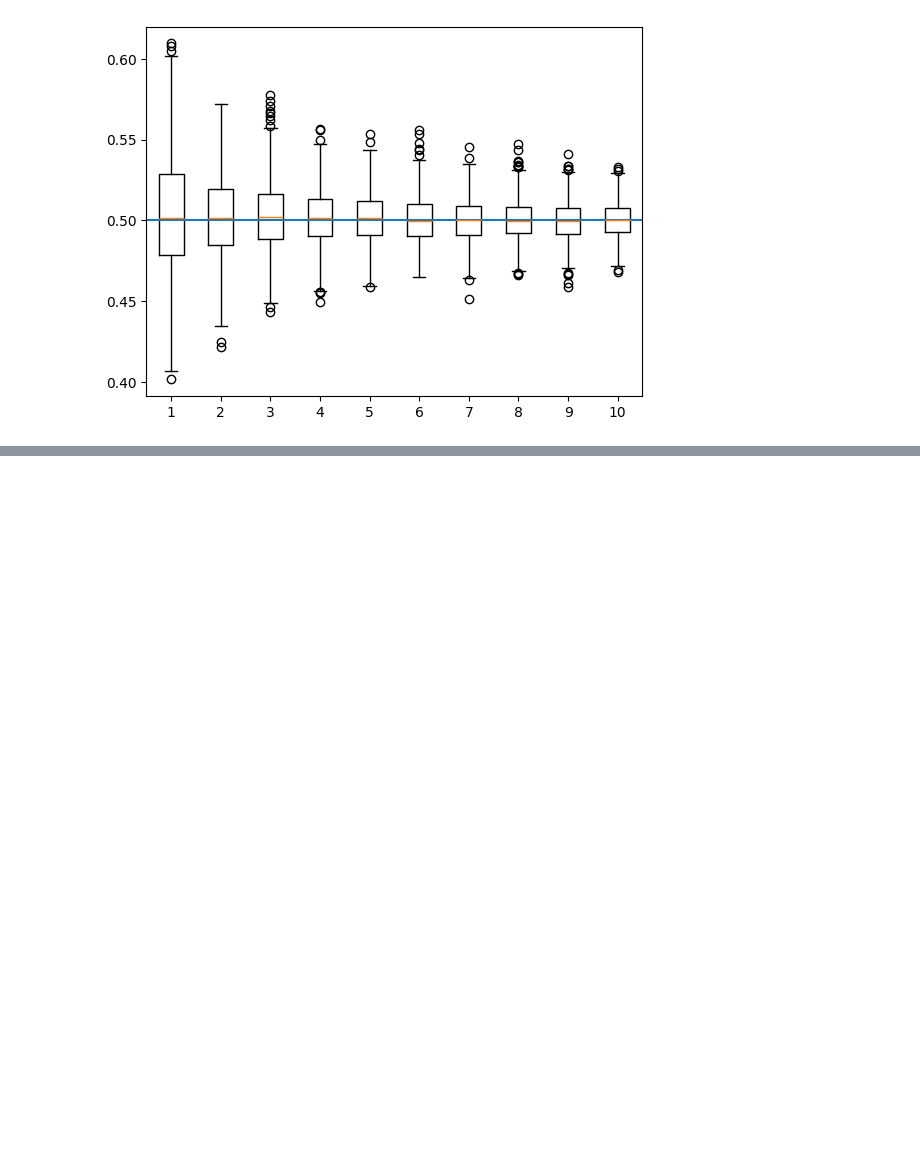
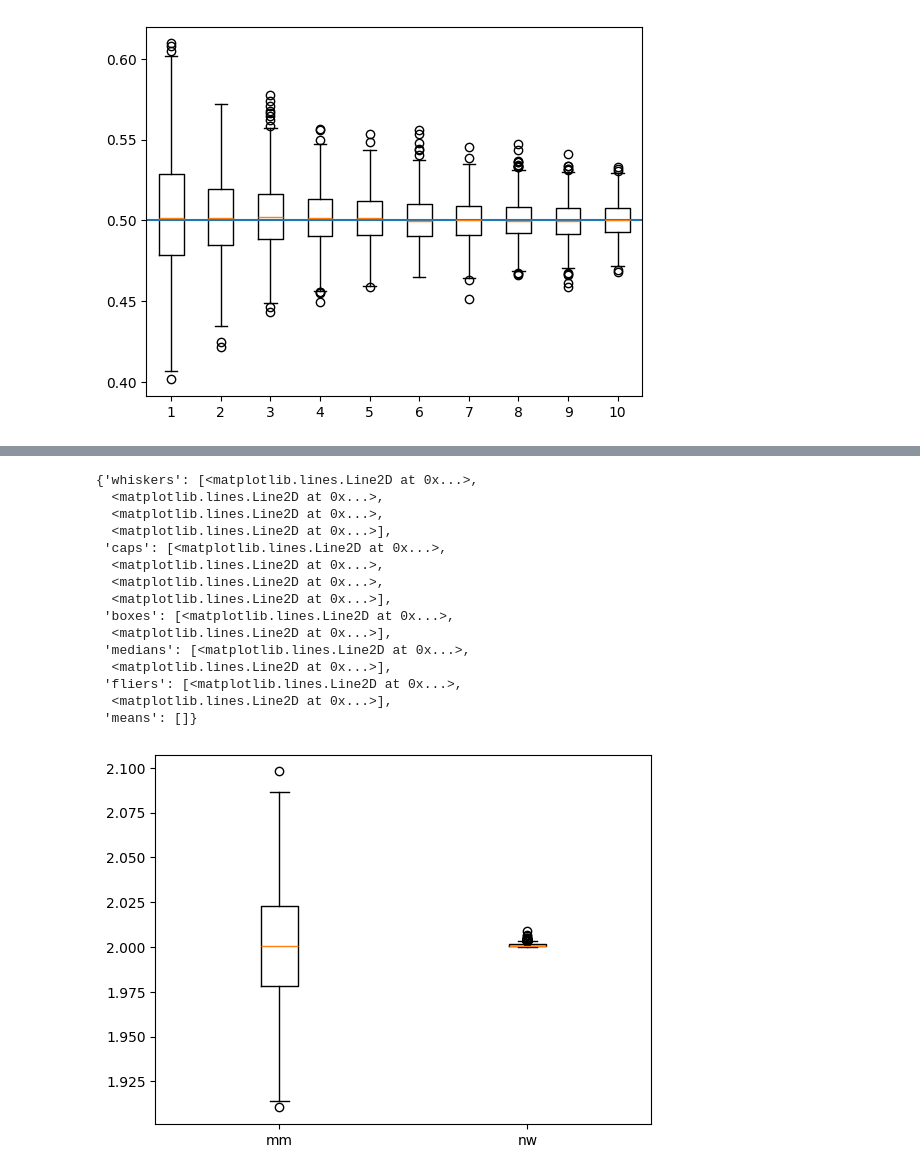
Before and after one commit to MariaNowacka/4-semestr, a Jupyter notebook: statystyka/lista5.ipynb, the cells around one changed output, grey strips where cells are left out. Saved outputs shown, nothing was run; the diff lists cells and outputs as text; code cells hidden in the pictures; blank space fills up the shorter version.

```diff
--- a/statystyka/lista5.ipynb
+++ b/statystyka/lista5.ipynb
@@ -45,0 +54,37 @@ plt.axhline(y = 0.5)
+# %%
+def theta_hat2(Y):
+    return np.mean(Y) - 1
+# %%
+def theta_hat(X):
+    return min(X)
+# %%
+theta = 2
+n = 1000
+hats1 = []
+hats2 = []
+for i in range(n):
+    X = np.random.exponential(1, n)
+    Y = X + theta
+    thetahat = theta_hat(Y)
+    t2 = theta_hat2(Y)
+    hats1.append(thetahat)
+    hats2.append(t2)
+# %%
+plt.boxplot([hats2, hats1], labels = ['mm', 'nw'])
+# %% [output]
+{'whiskers': [<matplotlib.lines.Line2D at 0x...>,
+  <matplotlib.lines.Line2D at 0x...>,
+  <matplotlib.lines.Line2D at 0x...>,
+  <matplotlib.lines.Line2D at 0x...>],
+ 'caps': [<matplotlib.lines.Line2D at 0x...>,
+  <matplotlib.lines.Line2D at 0x...>,
+  <matplotlib.lines.Line2D at 0x...>,
+  <matplotlib.lines.Line2D at 0x...>],
+ 'boxes': [<matplotlib.lines.Line2D at 0x...>,
+  <matplotlib.lines.Line2D at 0x...>],
+ 'medians': [<matplotlib.lines.Line2D at 0x...>,
+  <matplotlib.lines.Line2D at 0x...>],
+ 'fliers': [<matplotlib.lines.Line2D at 0x...>,
+  <matplotlib.lines.Line2D at 0x...>],
+ 'means': []}
+[figure, added]
```
Also changed, not shown: parts of 9 cells of this notebook.
